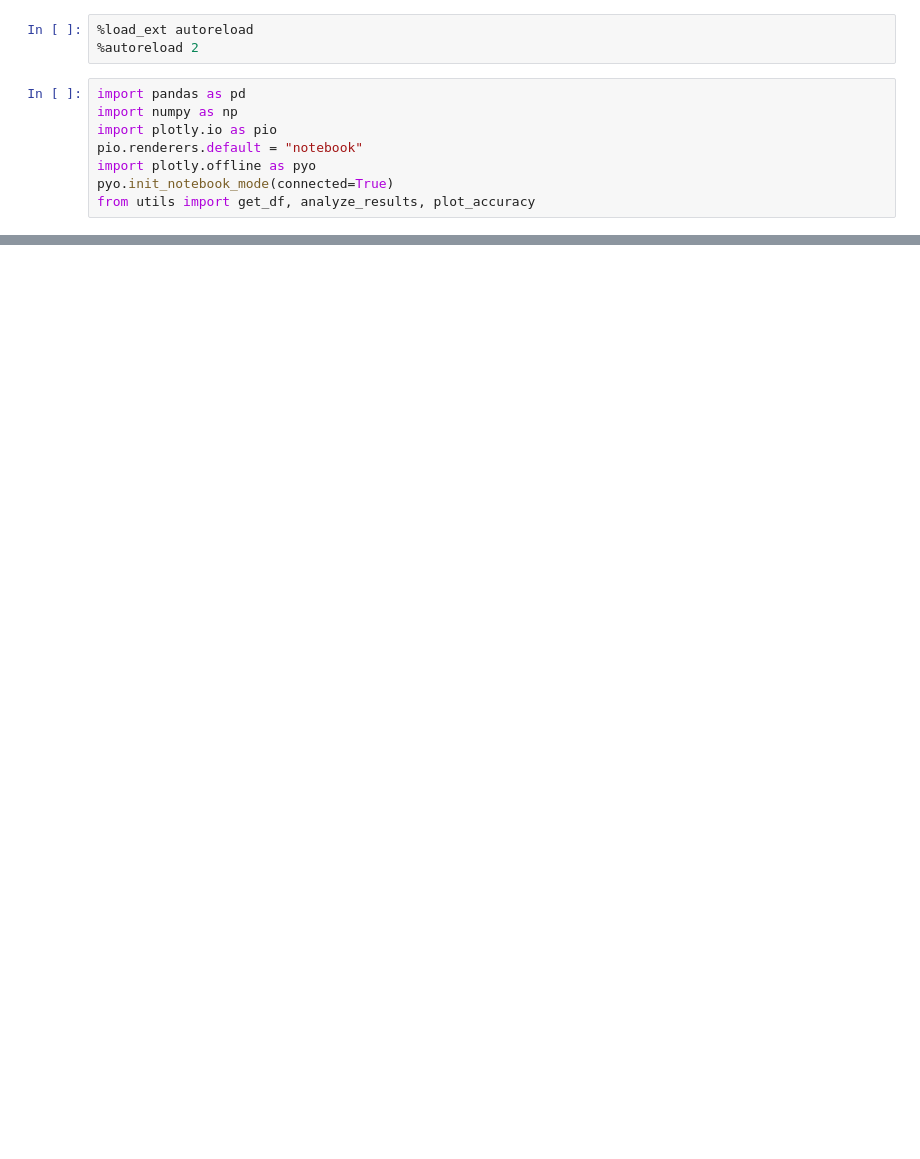
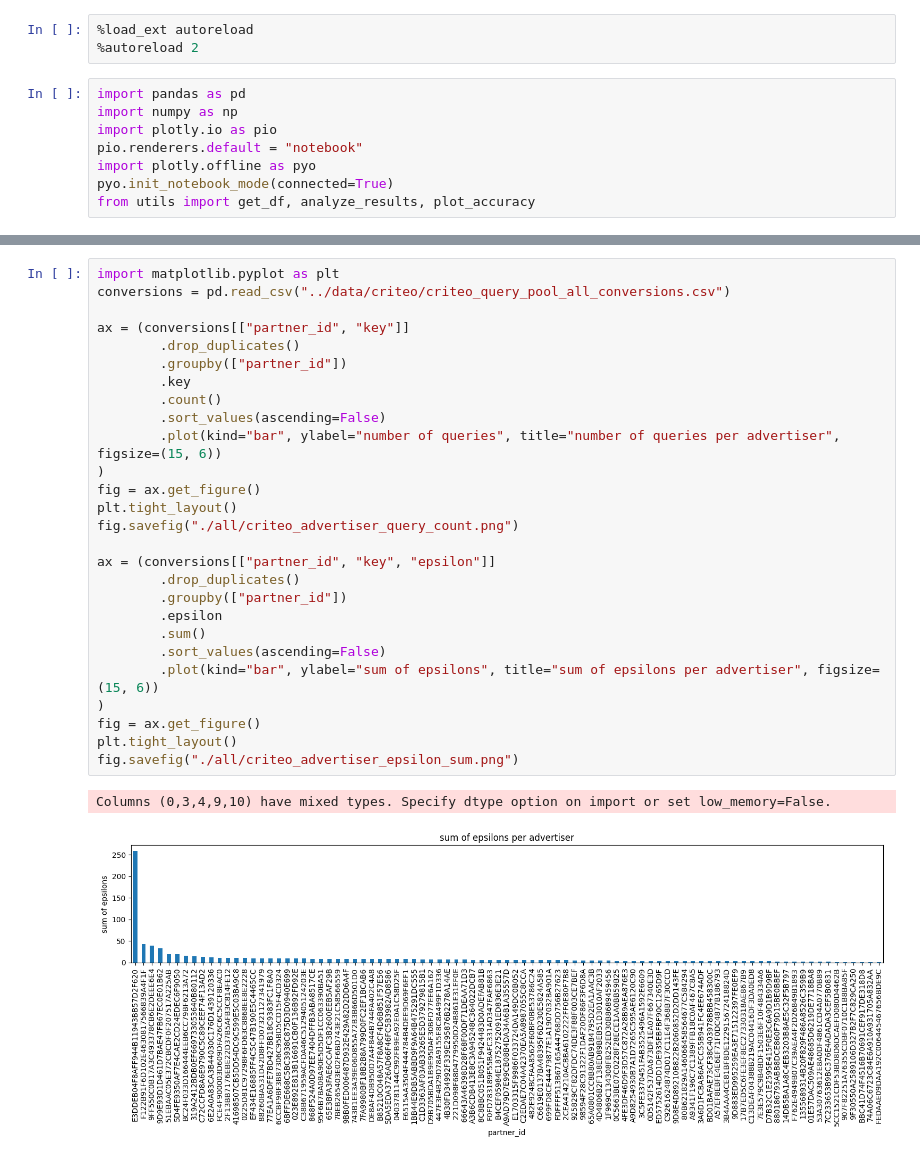
Before and after one commit to columbia/cookiemonster, a Jupyter notebook: notebooks/criteo_analysis.ipynb, the cells around one changed output, grey strips where cells are left out. Drawn from its saved outputs; the diff is of its cells as text; blank space fills up the shorter version.

```diff
--- a/notebooks/criteo_analysis.ipynb
+++ b/notebooks/criteo_analysis.ipynb
@@ -102,0 +73,30 @@ df
+# %%
+import matplotlib.pyplot as plt
+conversions = pd.read_csv("../data/criteo/criteo_query_pool_all_conversions.csv")
+
+ax = (conversions[["partner_id", "key"]]
+        .drop_duplicates()
+        .groupby(["partner_id"])
+        .key
+        .count()
+        .sort_values(ascending=False)
+        .plot(kind="bar", ylabel="number of queries", title="number of queries per advertiser", figsize=(15, 6))
+)
+fig = ax.get_figure()
+plt.tight_layout()
+fig.savefig("./all/criteo_advertiser_query_count.png")
+
+ax = (conversions[["partner_id", "key", "epsilon"]]
+        .drop_duplicates()
+        .groupby(["partner_id"])
+        .epsilon
+        .sum()
+        .sort_values(ascending=False)
+        .plot(kind="bar", ylabel="sum of epsilons", title="sum of epsilons per advertiser", figsize=(15, 6))
+)
+fig = ax.get_figure()
+plt.tight_layout()
+fig.savefig("./all/criteo_advertiser_epsilon_sum.png")
+# %% [output]
+Columns (0,3,4,9,10) have mixed types. Specify dtype option on import or set low_memory=False.
+[figure, added]
```
Also changed, not shown: parts of 11 cells of this notebook, 22 other files.
